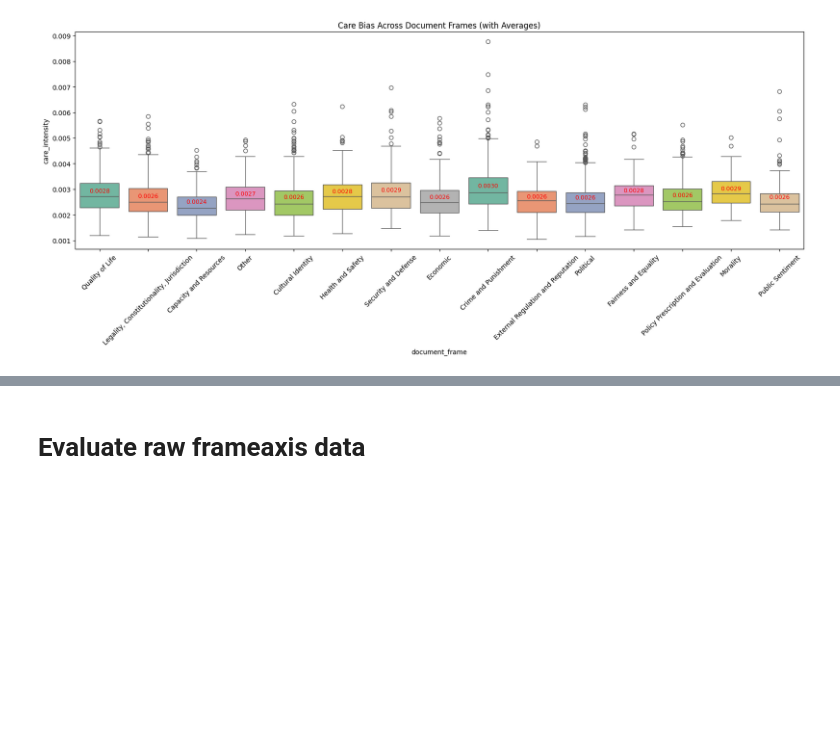
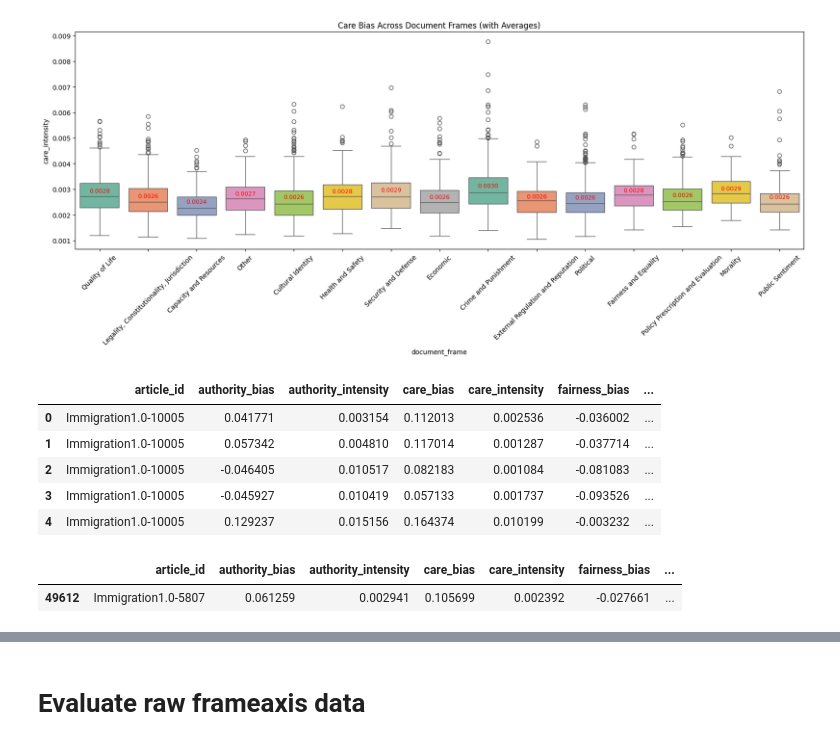
Before and after one commit to elianderlohr/muse-dlf, a Jupyter notebook: notebooks/mfc/axis-mft.ipynb, the cells around one changed output, grey strips where cells are left out. Saved outputs shown, nothing was run; the diff lists cells and outputs as text; code cells hidden in the pictures; blank space fills up the shorter version.

```diff
--- a/notebooks/mfc/axis-mft.ipynb
+++ b/notebooks/mfc/axis-mft.ipynb
@@ -691,3 +658,18 @@ Passing `palette` without assigning `hue` is deprecated and will be removed in v
 
   ax = sns.boxplot(x='document_frame', y='care_intensity', data=df, palette='Set2')
 [figure]
+# %%
+df_merged.head()
+# %% [output]
+|  | article_id | authority_bias | authority_intensity | care_bias | care_intensity | fairness_bias | ... |
+| 0 | Immigration1.0-10005 | 0.041771 | 0.003154 | 0.112013 | 0.002536 | -0.036002 | ... |
+| 1 | Immigration1.0-10005 | 0.057342 | 0.004810 | 0.117014 | 0.001287 | -0.037714 | ... |
+| 2 | Immigration1.0-10005 | -0.046405 | 0.010517 | 0.082183 | 0.001084 | -0.081083 | ... |
+| 3 | Immigration1.0-10005 | -0.045927 | 0.010419 | 0.057133 | 0.001737 | -0.093526 | ... |
+| 4 | Immigration1.0-10005 | 0.129237 | 0.015156 | 0.164374 | 0.010199 | -0.003232 | ... |
+# %%
+# find text which includes: "BILL ON IMMIGRANT WORKERS"
+df_merged[df_merged['text'].str.contains("BILL ON IMMIGRANT WORKERS")]
+# %% [output]
+|  | article_id | authority_bias | authority_intensity | care_bias | care_intensity | fairness_bias | ... |
+| 49612 | Immigration1.0-5807 | 0.061259 | 0.002941 | 0.105699 | 0.002392 | -0.027661 | ... |
```
Also changed, not shown: parts of 10 cells of this notebook, 1 other file.
